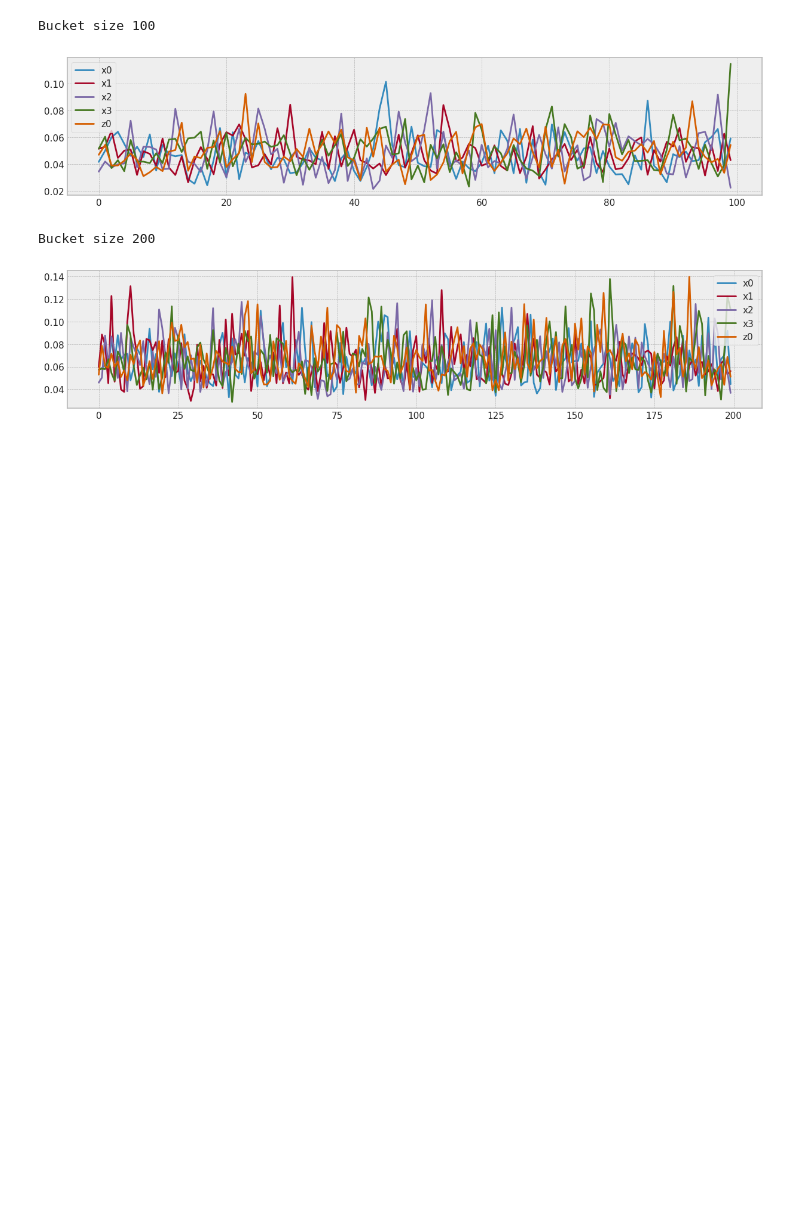
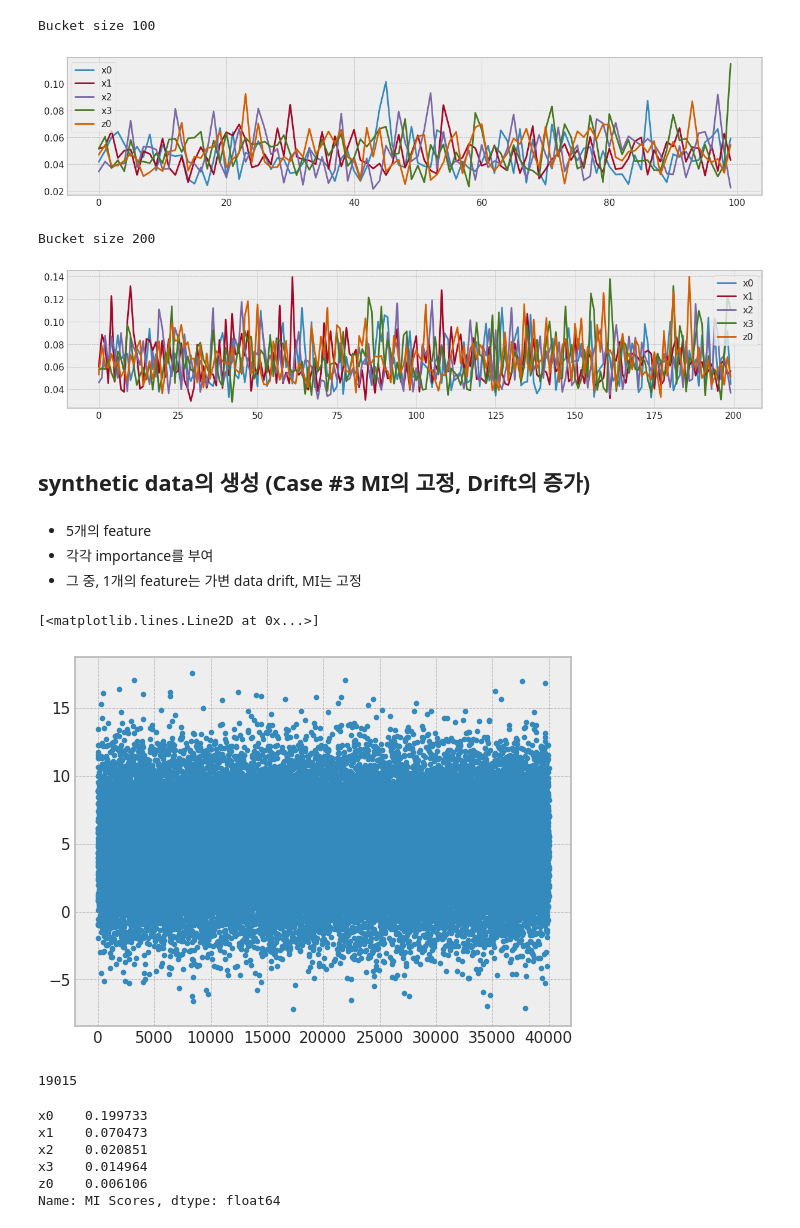
Before and after one commit to dolmani38/concept_drift, a Jupyter notebook: 230515_DD.ipynb, the cells around one changed output. Drawn from its saved outputs; the diff is of its cells as text; code cells hidden in the pictures; blank space fills up the shorter version.

```diff
--- a/230515_DD.ipynb
+++ b/230515_DD.ipynb
@@ -309,3 +309,32 @@ Bucket size 100
 [figure]
 Bucket size 200
 [figure]
+# %% [markdown]
+## synthetic data의 생성 (Case #3 MI의 고정, Drift의 증가)
+# %% [markdown]
++ 5개의 feature
++ 각각 importance를 부여
++ 그 중, 1개의 feature는 가변 data drift, MI는 고정
+# %%
+import matplotlib.pyplot as plt
+
+seed_everything()
+
+data_size = 40000
+cor = np.asarray([1.5, 1.2, 0.9 , 0.7, 0.5])
+
+x2 = np.zeros((data_size,5))
+for ix,cor_ in enumerate(cor):
+    x2[:,ix] = np.random.normal(1,cor_,data_size)
+
+y2_array = []
+cor_const = 3/x2.shape[0]
+for ii in range(x2.shape[0]):
+    e = np.random.normal(0.0, cor_const * ii)
+    x2[ii,4] = x2[ii,4] + e
+    y2_array.append(np.sum(cor * x1[ii]))
+
+plt.plot(y2_array,'.')
+# %% [output]
+[<matplotlib.lines.Line2D at 0x...>]
+[figure, added]
@@ -311,0 +343,16 @@ Bucket size 200
+# %%
+sum(y2)
+# %% [output]
+19015
+# %%
+columns=['x0','x1','x2','x3','z0']
+X2 = pd.DataFrame(x2,columns=columns)
+mi_scores = make_mi_scores(X2, y2, discrete_features="auto")
+print(mi_scores)
+# %% [output]
+x0    0.199733
+x1    0.070473
+x2    0.020851
+x3    0.014964
+z0    0.006106
+Name: MI Scores, dtype: float64
```
Also changed, not shown: parts of 3 cells of this notebook.
